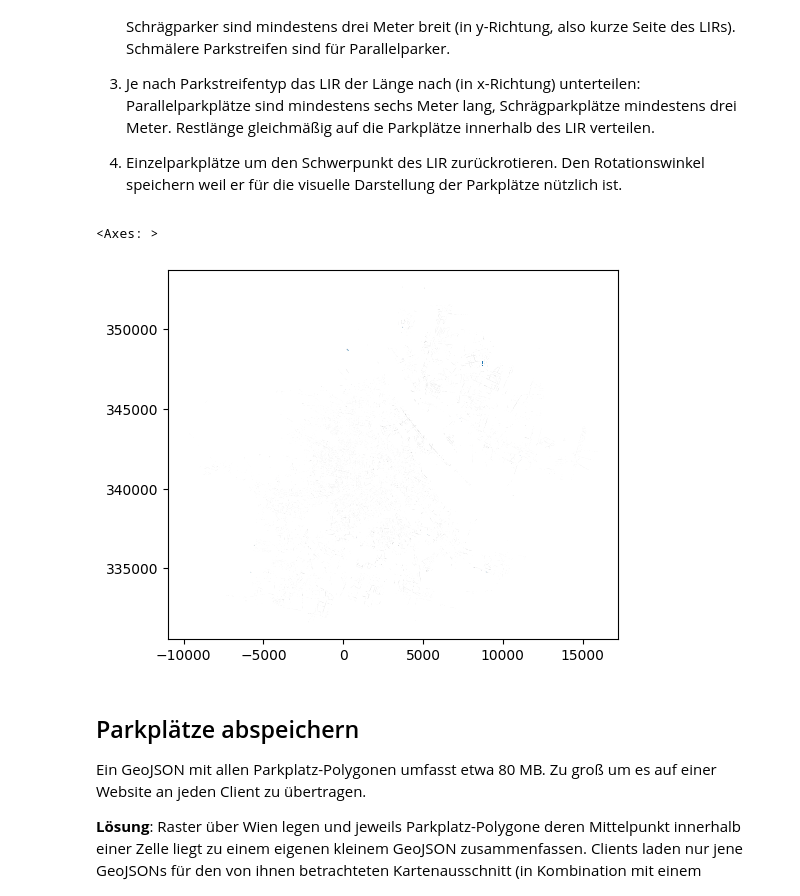
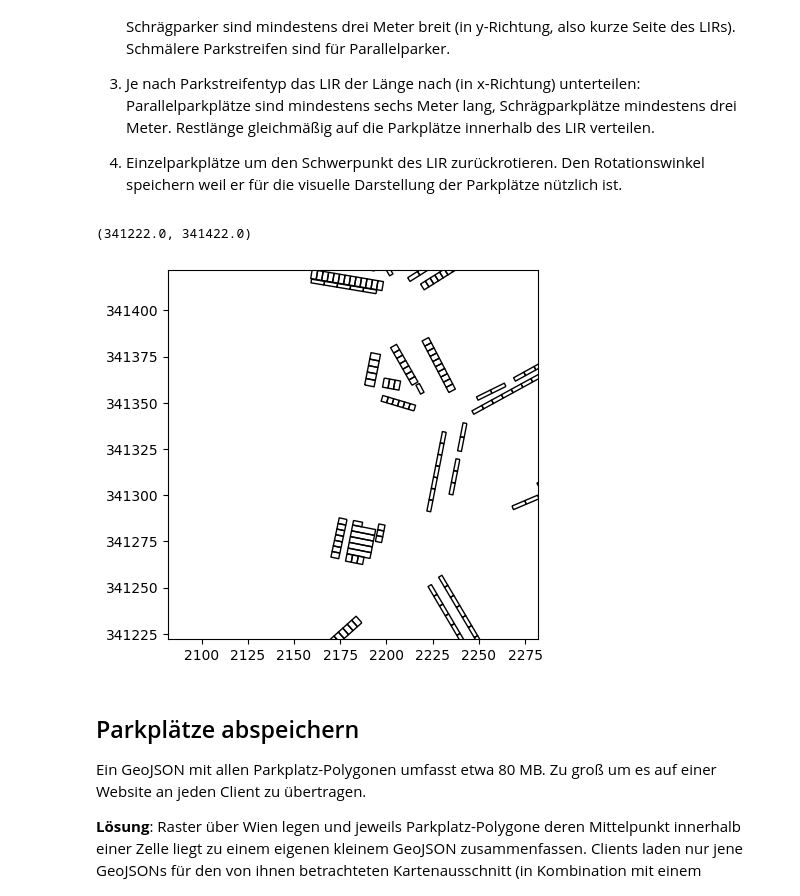
Before and after one commit to elias-gander/WienerParkplaetze, a Jupyter notebook: wiener_parkplaetze.ipynb, the cells around one changed output. Saved outputs shown, nothing was run; the diff lists cells and outputs as text; code cells hidden in the pictures.

```diff
--- a/wiener_parkplaetze.ipynb
+++ b/wiener_parkplaetze.ipynb
@@ -22,5 +22,10 @@ Umweg über QGIS:
 import geopandas as gpd
 
 parkflaechen = gpd.read_file("fmzk_parkflaechen.gpkg")
-parkflaechen.plot()
+
+
+burg_x, burg_y = 2182, 341322
+ax = parkflaechen.plot(facecolor="none")
+ax.set_xlim([burg_x - 100, burg_x + 100])
+ax.set_ylim([burg_y - 100, burg_y + 100])
 # %% [output]
@@ -152,7 +160,7 @@ Die Berechnung wollen wir nicht öfters ausführen müssen
 # %%
 parkflaechen_lirs.to_file('lirs.gpkg', driver='GPKG')
 # %%
-parkflaechen_lirs = gpd.read_file('lirs.gpkg', crs=31256)
+parkflaechen_lirs = gpd.read_file('lirs.gpkg')
 # %% [markdown]
 ### LIRs in Parkplätze aufteilen
 
@@ -187,36 +195,39 @@ def split_parkflaeche(poly, min_parallel=6, min_perp=3):
     cen = poly.centroid
     poly_rot = affinity.rotate(poly, -theta, origin=cen)
 
     minx, miny, maxx, maxy = poly_rot.bounds
     L_aligned = maxx - minx
     W_aligned = maxy - miny
 
     is_parallel_parking = W_aligned < 3
     req = min_parallel if is_parallel_parking else min_perp
 
     n = int(math.floor(L_aligned / req))
     n = max(n, 1)
 
     spot_len = L_aligned / n
 
     spots = []
     for i in range(n):
         ll = (minx + i * spot_len, miny)
         ur = (minx + (i + 1) * spot_len, maxy)
         subrect = box(*ll, *ur)
         subrect_orig = affinity.rotate(subrect, theta, origin=cen)
         spots.append((subrect_orig, -theta - (90 if not is_parallel_parking else 0)))
 
     return spots
 
 
 parkplaetze = parkflaechen_lirs['geometry'].apply(split_parkflaeche)
 parkplaetze = [lir for sublist in parkplaetze for lir in sublist]
 parkplaetze = gpd.GeoDataFrame(parkplaetze, columns=['geometry', 'rotation'], crs=31256)
-parkplaetze.plot()
+
+ax = parkplaetze.plot(facecolor="none")
+ax.set_xlim([burg_x - 100, burg_x + 100])
+ax.set_ylim([burg_y - 100, burg_y + 100])
 # %% [output]
-<Axes: >
+(341222.0, 341422.0)
-[figure, old version]
+[figure, new version]
 # %% [markdown]
 ## Parkplätze abspeichern
 Ein GeoJSON mit allen Parkplatz-Polygonen umfasst etwa 80 MB. Zu groß um es auf einer Website an jeden Client zu übertragen.
```
Also changed, not shown: parts of 2 cells of this notebook, 4 other files.
